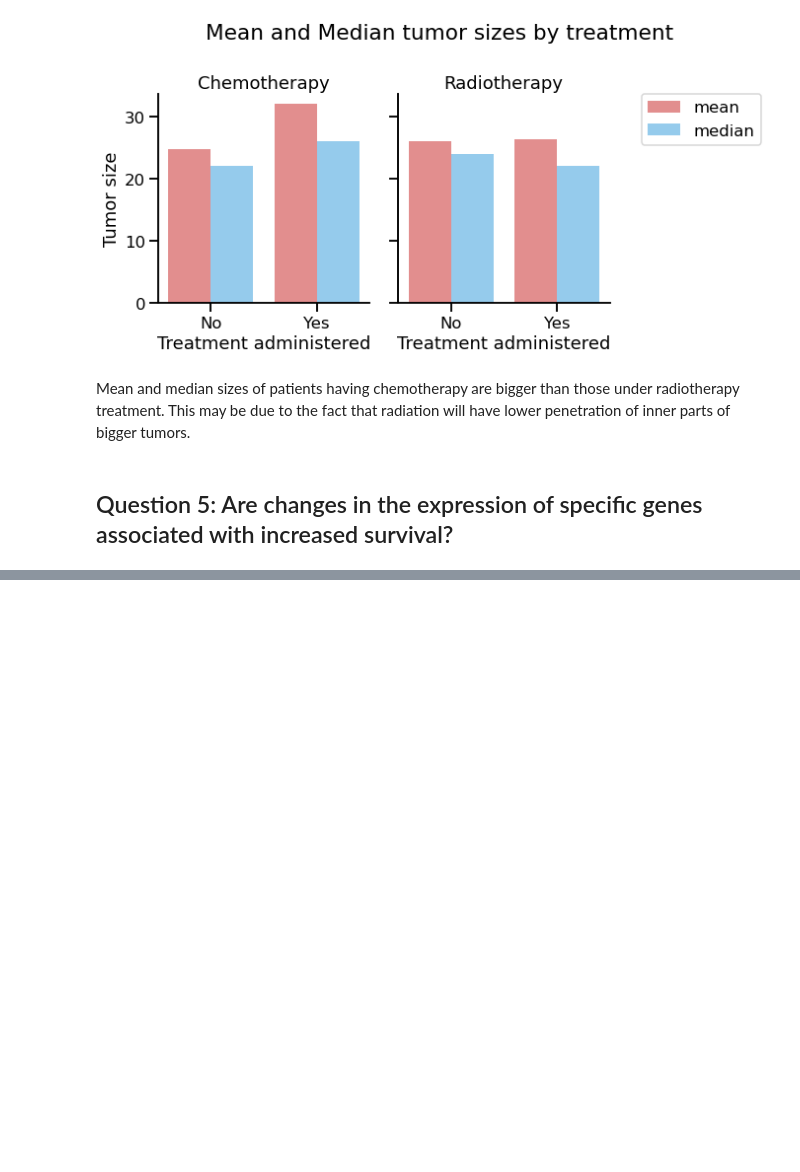
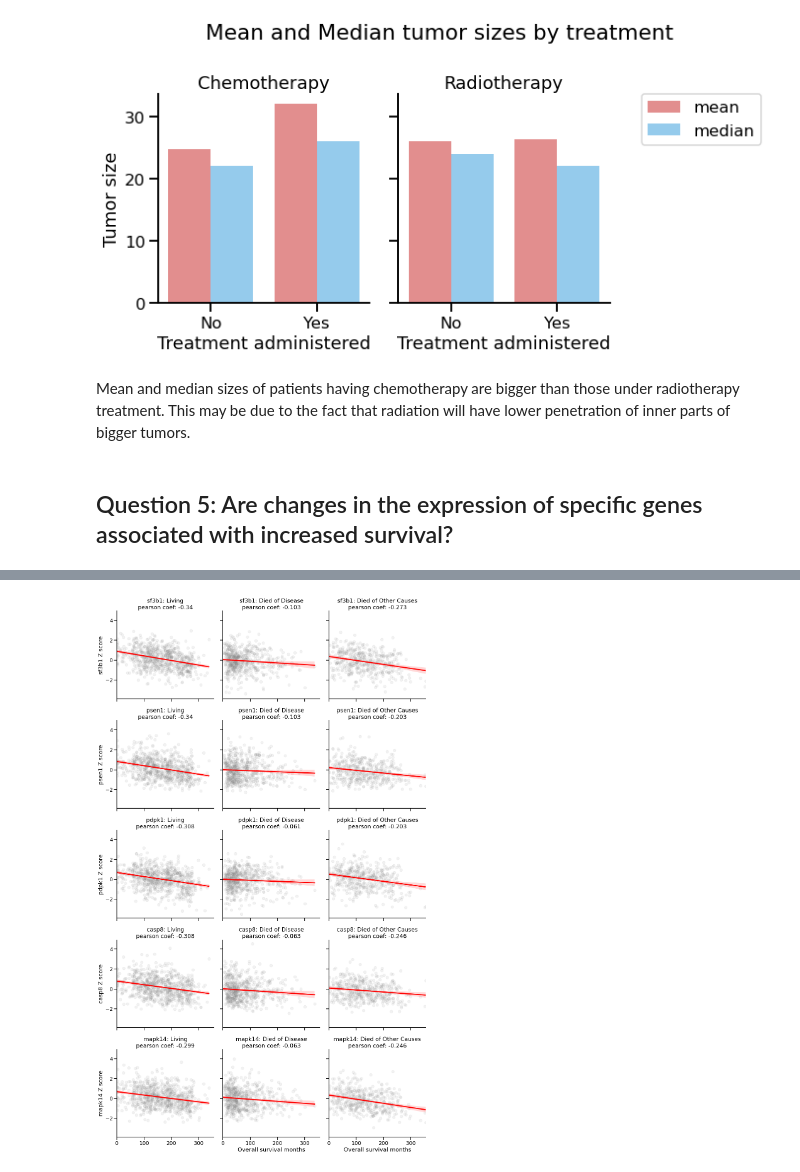
Before and after one commit to antdbar/METABRIC, a Jupyter notebook: METABRIC_EDA.ipynb, the cells around one changed output, grey strips where cells are left out. Saved outputs shown, nothing was run; the diff lists cells and outputs as text; code cells hidden in the pictures; blank space fills up the shorter version.

```diff
--- a/METABRIC_EDA.ipynb
+++ b/METABRIC_EDA.ipynb
@@ -540,0 +629,6 @@ df_expression =
+# %%
+# Plot correlations between "Overall_survival_months" and genes with higher correlation in
+# "Death_from_cancer"=='Living'
+reg_plots(top5_corr(survival_expression_corr(df_expression, 'Living')))
+# %% [output]
+[figure, added]
```
Also changed, not shown: parts of 9 cells of this notebook.
